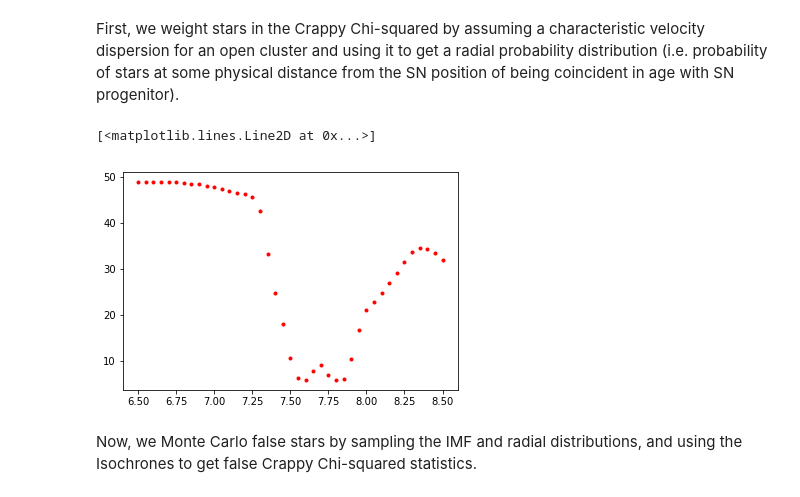
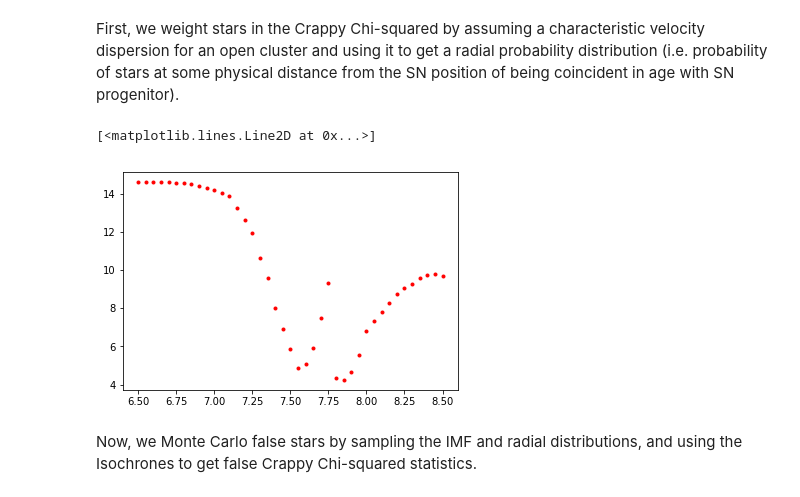
Before and after one commit to TTakaro/Type-Iax-HST, a Jupyter notebook: machine_learning/2008ha_MachineLearning.ipynb, the cells around one changed output. Drawn from its saved outputs; the diff is of its cells as text; code cells hidden in the pictures.

```diff
--- a/machine_learning/2008ha_MachineLearning.ipynb
+++ b/machine_learning/2008ha_MachineLearning.ipynb
@@ -580,8 +580,10 @@ for age, (mag_435, mag_555, mag_625, mag_814) in age_cmd.items():
 
         # Uses physical distance between star and SN position to weight each star
         phys_dist = np.sqrt((SN_pos[0] - new_info3[j,2])**2 + (SN_pos[1] - new_info3[j,3])**2)
-        phys_dist_weight = 2 * 1/(np.sqrt(2 * np.pi) * sigma) * np.exp(- phys_dist**2/(2 * sigma**2)) # Gaussian in radius
-        phys_dist_temp += phys_dist_weight
+        weight_func = np.convolve(1/(np.sqrt(2 * np.pi) * sigma) * np.exp(- np.linspace(-200,200,1000)**2/(2 * sigma**2)),
+                                np.append(np.zeros(375),np.append(np.ones(250),np.zeros(375))))
+        phys_dist_weight = weight_func[1000 + int(phys_dist*2.5)]
+        phys_dist_temp += phys_dist_weight # Will be used to compute average of the weights
 
         # Adds the difference in mags for each data point in quadrature.
         temp = temp + (phys_dist_weight * np.amin(np.sqrt((new_info3[j,15] - mag_435)**2
@@ -593,38 +595,42 @@ for age, (mag_435, mag_555, mag_625, mag_814) in age_cmd.items():
 
         # Uses physical distance between star and SN position to weight each star
         phys_dist = np.sqrt((SN_pos[0] - new_info2[j,2])**2 + (SN_pos[1] - new_info2[j,3])**2)
-        phys_dist_weight = 2 * 1/(np.sqrt(2 * np.pi) * sigma) * np.exp(- phys_dist**2/(2 * sigma**2)) # Gaussian in radius
-        phys_dist_temp += phys_dist_weight
+        weight_func = np.convolve(1/(np.sqrt(2 * np.pi) * sigma) * np.exp(- np.linspace(-200,200,1000)**2/(2 * sigma**2)),
+                                np.append(np.zeros(375),np.append(np.ones(250),np.zeros(375))))
+        phys_dist_weight = weight_func[1000 + int(phys_dist*2.5)]
+        phys_dist_temp += phys_dist_weight # Will be used to compute average of the weights
 
         # Adds the difference in mags for each data point in quadrature.
         temp = temp + (phys_dist_weight * np.amin(np.sqrt((new_info2[j,15] - mag_435)**2
           + (new_info2[j,28] - mag_555)**2 + (new_info2[j,41] - mag_625)**2 + (new_info2[j,54] - mag_814)**2)))**2
     for j in range(new_info.shape[0]):
         # Removes "stars" with mag > 90 in any band
         if (new_info[j,15] > 90) or (new_info[j,28] > 90) or (new_info[j,41] > 90) or (new_info[j,54] > 90):
             break
 
         # Uses physical distance between star and SN position to weight each star
         phys_dist = np.sqrt((SN_pos[0] - new_info[j,2])**2 + (SN_pos[1] - new_info[j,3])**2)
-        phys_dist_weight = 2 * 1/(np.sqrt(2 * np.pi) * sigma) * np.exp(- phys_dist**2/(2 * sigma**2)) # Gaussian in radius
-        phys_dist_temp += phys_dist_weight
+        weight_func = np.convolve(1/(np.sqrt(2 * np.pi) * sigma) * np.exp(- np.linspace(-200,200,1000)**2/(2 * sigma**2)),
+                                np.append(np.zeros(375),np.append(np.ones(250),np.zeros(375))))
+        phys_dist_weight = weight_func[1000 + int(phys_dist*2.5)]
+        phys_dist_temp += phys_dist_weight # Will be used to compute average of the weights
 
         # Adds the difference in mags for each data point in quadrature.
         temp = temp + (phys_dist_weight * np.amin(np.sqrt((new_info[j,15] - mag_435)**2
           + (new_info[j,28] - mag_555)**2 + (new_info[j,41] - mag_625)**2 + (new_info[j,54] - mag_814)**2)))**2
 
     # There are two stars removed not counted, as they have >90 mag in some filter
     phys_dist_temp /= (new_info3.shape[0] + new_info2.shape[0] + new_info.shape[0] - 2)
     CChi[0,k] = age
     CChi[1,k] = np.sqrt(temp)/phys_dist_temp
     k = k + 1
 
 # Ensures that the crappy chi-squared arrays are ordered by age for convenience.
 CChi = CChi.T[CChi.T[:,0].argsort()]
 plt.plot(CChi.T[0], CChi.T[1], 'r.')
 # %% [output]
 [<matplotlib.lines.Line2D at 0x...>]
-[figure, old version]
+[figure, new version]
 # %% [markdown]
 Now, we Monte Carlo false stars by sampling the IMF and radial distributions, and using the Isochrones to get false Crappy Chi-squared statistics.
 # %%
```
Also changed, not shown: parts of 8 cells of this notebook, 43 other files.
